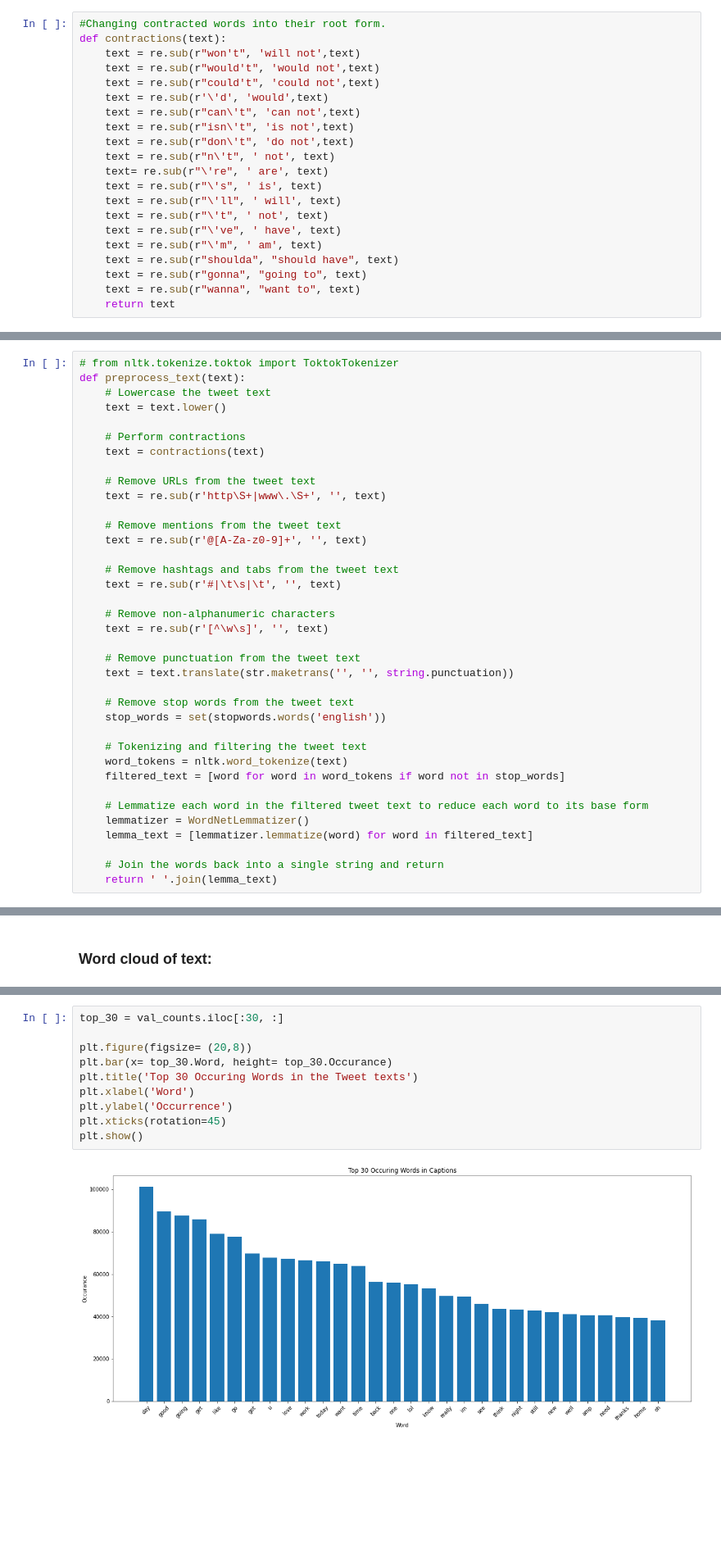
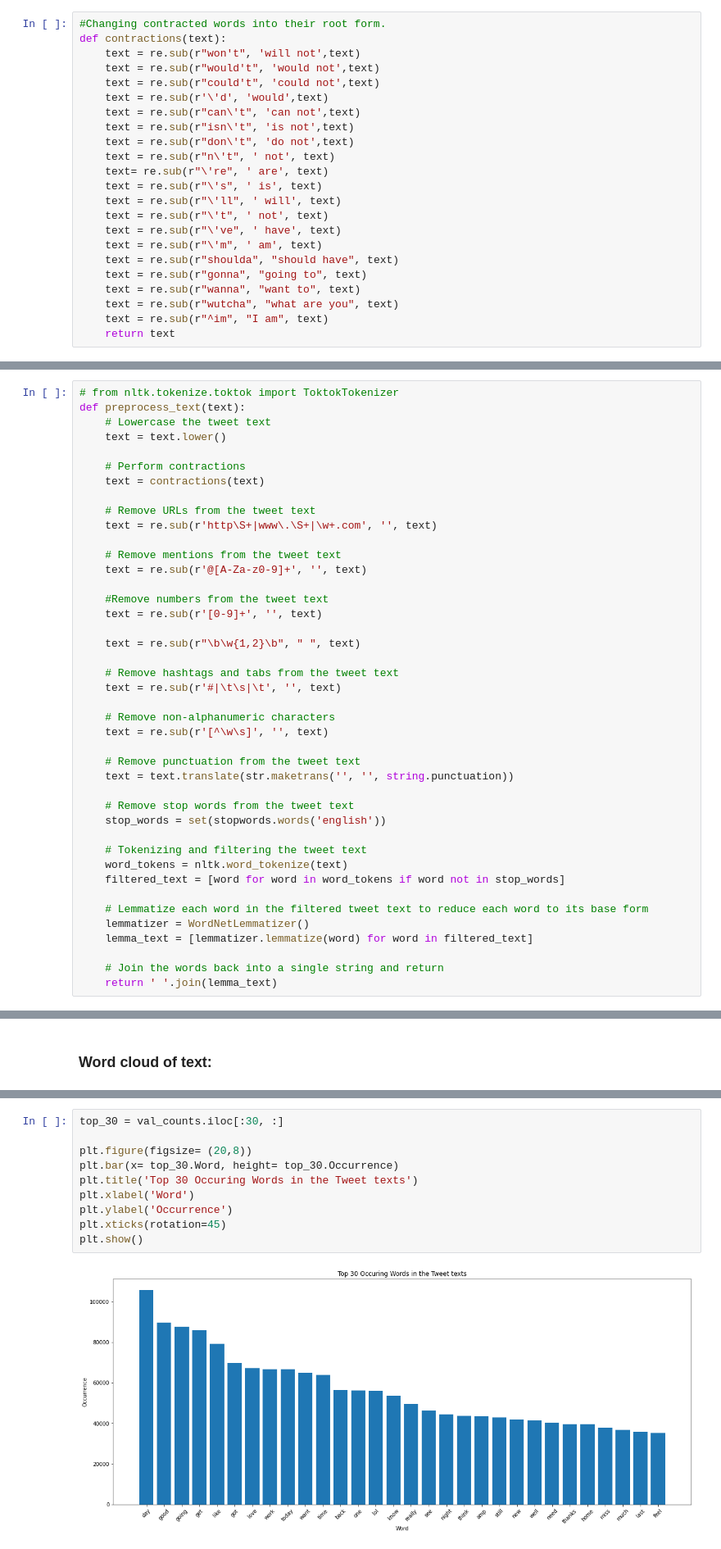
Before and after one commit to thomson18/sentiment_analysis, a Jupyter notebook: sentiment_analysis.ipynb, the cells around one changed output, grey strips where cells are left out. Shown at 82% size. Drawn from its saved outputs; the diff is of its cells as text; blank space fills up the shorter version.

```diff
--- a/sentiment_analysis.ipynb
+++ b/sentiment_analysis.ipynb
@@ -85,6 +85,8 @@ def contractions(text):
     text = re.sub(r"shoulda", "should have", text)
     text = re.sub(r"gonna", "going to", text)
     text = re.sub(r"wanna", "want to", text)
+    text = re.sub(r"wutcha", "what are you", text)
+    text = re.sub(r"^im", "I am", text)
     return text
 # %% [markdown]
 Defining the pre-processing steps and Transformations for the tweets in the text column.
@@ -98,10 +100,15 @@ def preprocess_text(text):
     text = contractions(text)
 
     # Remove URLs from the tweet text
-    text = re.sub(r'http\S+|www\.\S+', '', text)
+    text = re.sub(r'http\S+|www\.\S+|\w+.com', '', text)
 
     # Remove mentions from the tweet text
     text = re.sub(r'@[A-Za-z0-9]+', '', text)
+
+    #Remove numbers from the tweet text
+    text = re.sub(r'[0-9]+', '', text)
+
+    text = re.sub(r"\b\w{1,2}\b", " ", text)
 
     # Remove hashtags and tabs from the tweet text
     text = re.sub(r'#|\t\s|\t', '', text)
@@ -316,15 +288,15 @@ val_counts.head(10)
 # %%
 top_30 = val_counts.iloc[:30, :]
 
 plt.figure(figsize= (20,8))
-plt.bar(x= top_30.Word, height= top_30.Occurance)
+plt.bar(x= top_30.Word, height= top_30.Occurrence)
 plt.title('Top 30 Occuring Words in the Tweet texts')
 plt.xlabel('Word')
 plt.ylabel('Occurrence')
 plt.xticks(rotation=45)
 plt.show()
 # %% [output]
-[figure, old version]
+[figure, new version]
 # %% [markdown]
 ### Splitting the dataset for training and testing:
 # %%
```
Also changed, not shown: parts of 22 cells of this notebook.
